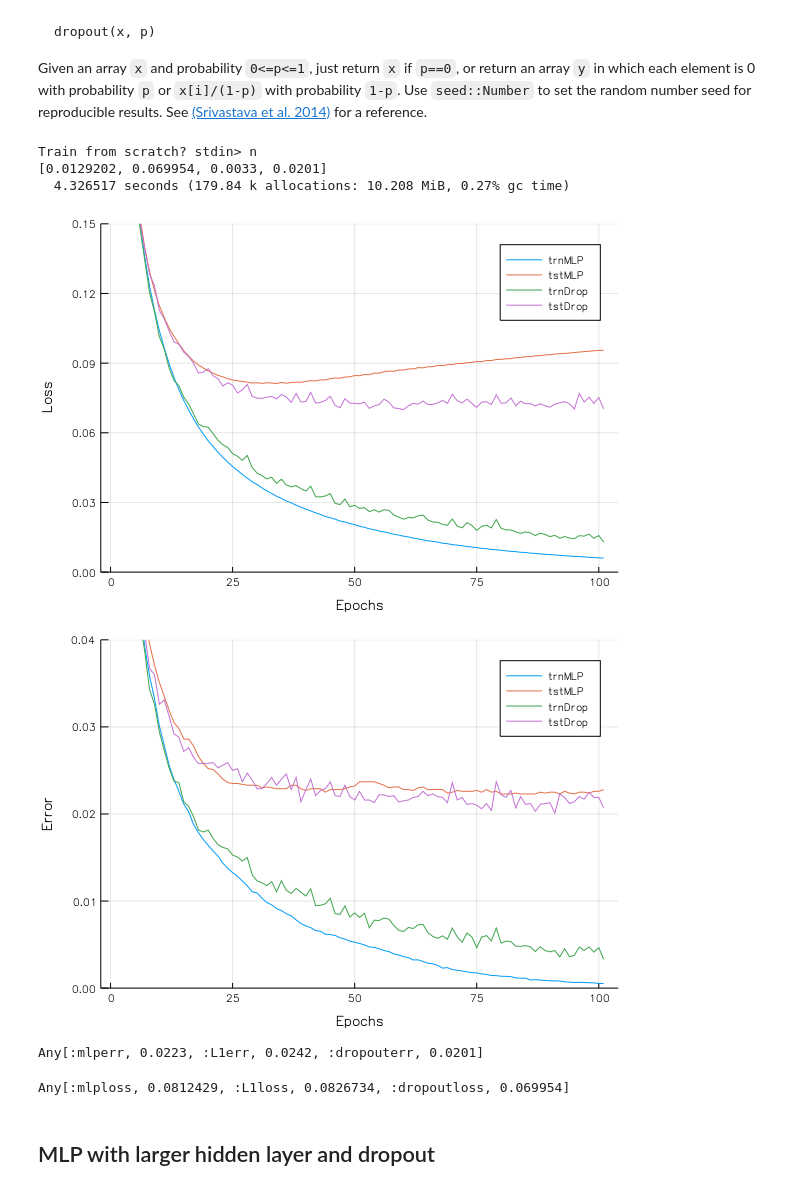
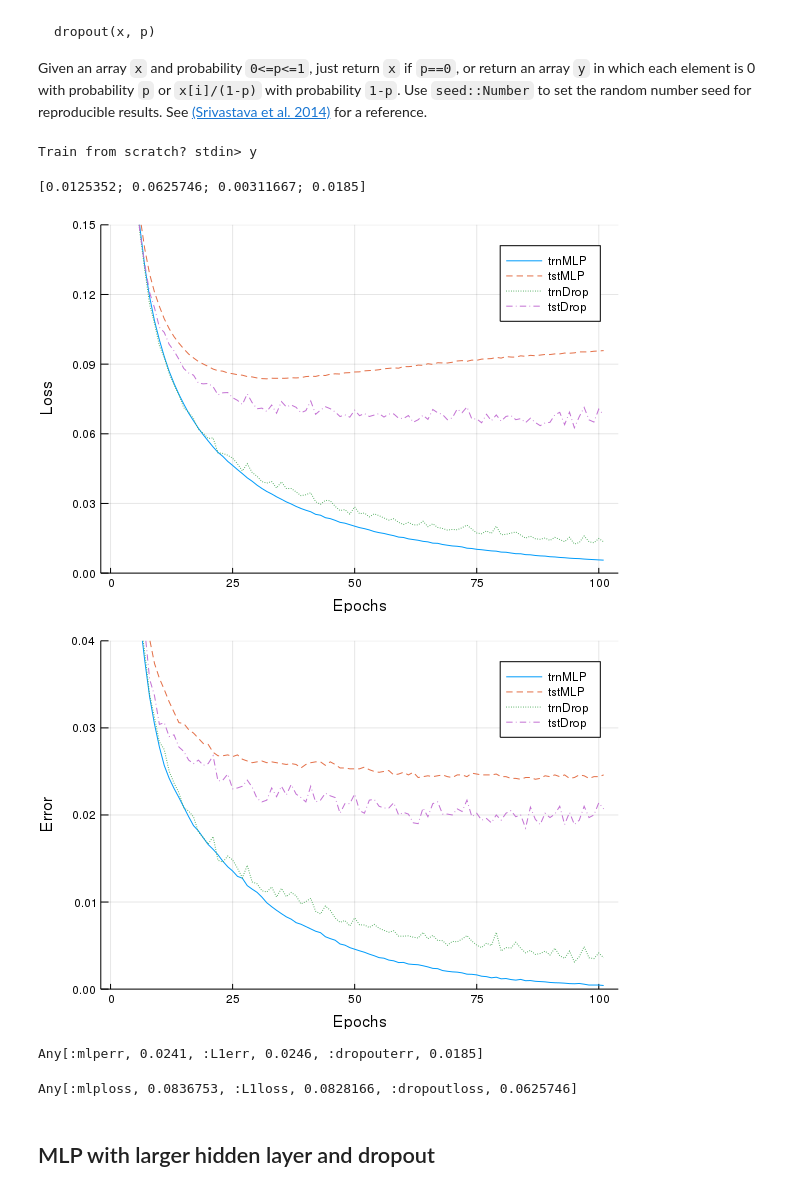
Before and after one commit to denizyuret/Knet.jl, a Jupyter notebook: tutorial/04.mlp.ipynb, the cells around one changed output. Saved outputs shown, nothing was run; the diff lists cells and outputs as text; code cells hidden in the pictures.

```diff
--- a/tutorial/04.mlp.ipynb
+++ b/tutorial/04.mlp.ipynb
@@ -28,17 +23,25 @@ summary.((x,y))
 # %%
 # For running experiments
-using Knet: SGD, train!, Train
-function trainresults(file,model,datasets...; optimizer=SGD(lr=0.1), whentorecord=0:600:60000, o...)
+using Knet: SGD, train!, nll, zeroone
+import ProgressMeter
+
+function trainresults(file,model; o...)
     if (print("Train from scratch? ");readline()[1]=='y')
-        t = Train(whentorecord,datasets...)
-        train!(model,datasets[1];callback=t,optimizer=optimizer,o...)
-        t.datasets = t.progress = nothing
-        Knet.save(file,"results",t)
+        results = Float64[]; updates = 0; prog = ProgressMeter.Progress(60000)
+        function callback(J)
+            if updates % 600 == 0
+                push!(results, nll(model,dtrn), nll(model,dtst), zeroone(model,dtrn), zeroone(model,dtst))
+                ProgressMeter.update!(prog, updates)
+            end
+            return (updates += 1) <= 60000
+        end
+        train!(model, dtrn; callback=callback, optimizer=SGD(lr=0.1), o...)
+        Knet.save(file,"results",reshape(results, (4,:)))
     end
     isfile(file) || download("http://people.csail.mit.edu/deniz/models/tutorial/$file",file)
-    t = Knet.load(file,"results")
-    println(minimum.([t.losses..., t.errors...]))
-    return t
+    results = Knet.load(file,"results")
+    println(minimum(results,dims=2))
+    return results
 end
 # %% [output]
 trainresults (generic function with 1 method)
@@ -142,5 +143,5 @@ function (m::MLP)(x)
     return x
 end
 # %%
-@time mlp2 = trainresults("mlp2.jld2", MLP(784,64,10), dtrn, dtst);  # 124s [0.00632429, 0.0888991, 0.00055, 0.0259]
+mlp2 = trainresults("mlp2.jld2", MLP(784,64,10));  # 124s [0.00632429, 0.0888991, 0.00055, 0.0259]
 # %% [output]
@@ -215,31 +214,30 @@ function (m::MLP)(x; pdrop=0)
     return x
 end
 # %%
-@time mlp4 = trainresults("mlp4.jld2", MLP(784,64,10), dtrn, dtst; pdrop=(0.2,0.0));  # 119s [0.0126026, 0.0648639, 0.0033, 0.0189]
+mlp4 = trainresults("mlp4.jld2", MLP(784,64,10); pdrop=(0.2,0.0));  # 119s [0.0126026, 0.0648639, 0.0033, 0.0189]
 # %% [output]
-Train from scratch? stdin> n
-[0.0129202, 0.069954, 0.0033, 0.0201]
-  4.326517 seconds (179.84 k allocations: 10.208 MiB, 0.27% gc time)
+Train from scratch? stdin> y
+[0.0125352; 0.0625746; 0.00311667; 0.0185]
 # %%
 # overfitting less, loss results improve 0.0808 -> 0.0639
-plot([mlp2.losses[1], mlp2.losses[2], mlp4.losses[1], mlp4.losses[2]], ylim=(0.0,0.15),
+plot([mlp2[1,:], mlp2[2,:], mlp4[1,:], mlp4[2,:]], ylim=(0.0,0.15),
      labels=[:trnMLP :tstMLP :trnDrop :tstDrop],xlabel="Epochs",ylabel="Loss")
 # %% [output]
-[figure, old version]
+[figure, new version]
 # %%
 # this time error also improves 0.0235 -> 0.0188
-plot([mlp2.errors[1], mlp2.errors[2], mlp4.errors[1], mlp4.errors[2]], ylim=(0.0,0.04),
+plot([mlp2[3,:], mlp2[4,:], mlp4[3,:], mlp4[4,:]], ylim=(0.0,0.04),
      labels=[:trnMLP :tstMLP :trnDrop :tstDrop],xlabel="Epochs",ylabel="Error")
 # %% [output]
-[figure, old version]
+[figure, new version]
 # %%
-println([:mlperr,minimum(mlp2.errors[2]),:L1err,minimum(mlp3.errors[2]),:dropouterr,minimum(mlp4.errors[2])])
+println([:mlperr,minimum(mlp2[4,:]),:L1err,minimum(mlp3[4,:]),:dropouterr,minimum(mlp4[4,:])])
 # %% [output]
-Any[:mlperr, 0.0223, :L1err, 0.0242, :dropouterr, 0.0201]
+Any[:mlperr, 0.0241, :L1err, 0.0246, :dropouterr, 0.0185]
 # %%
-println([:mlploss,minimum(mlp2.losses[2]),:L1loss,minimum(mlp3.losses[2]),:dropoutloss,minimum(mlp4.losses[2])])
+println([:mlploss,minimum(mlp2[2,:]),:L1loss,minimum(mlp3[2,:]),:dropoutloss,minimum(mlp4[2,:])])
 # %% [output]
-Any[:mlploss, 0.0812429, :L1loss, 0.0826734, :dropoutloss, 0.069954]
+Any[:mlploss, 0.0836753, :L1loss, 0.0828166, :dropoutloss, 0.0625746]
 # %%
 Knet.gc() # to save gpu memory
 # %% [markdown]
```
Also changed, not shown: parts of 17 cells of this notebook, 8 other files.
